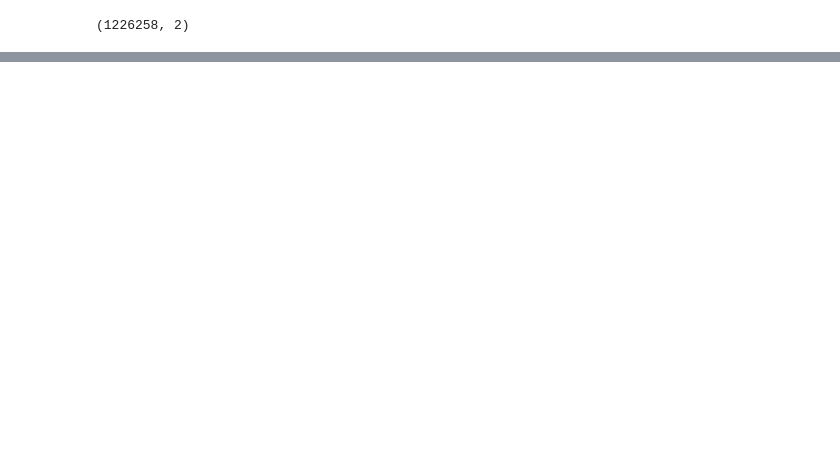
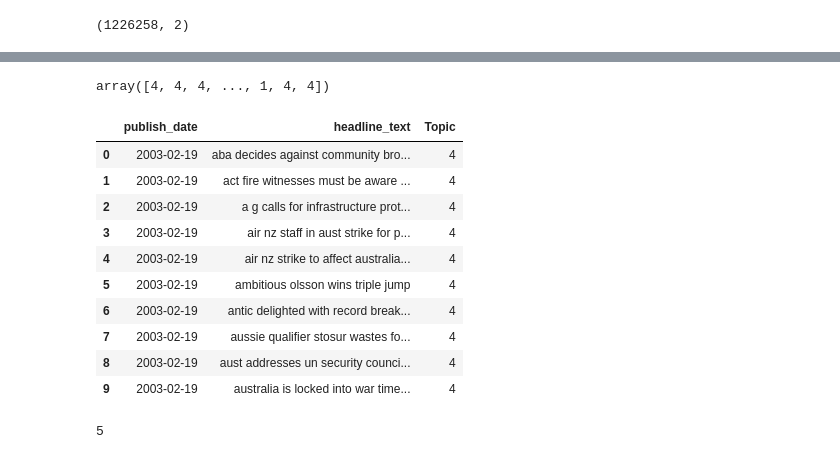
Before and after one commit to ajit04022000/Topic_Modeling, a Jupyter notebook: Topic_modeling_steps.ipynb, the cells around one changed output, grey strips where cells are left out. Drawn from its saved outputs; the diff is of its cells as text; code cells hidden in the pictures; blank space fills up the shorter version.

```diff
--- a/Topic_modeling_steps.ipynb
+++ b/Topic_modeling_steps.ipynb
@@ -39,0 +120,3 @@ print(npr.shape)
+# %%
+dtm = count_vectorizer.fit_transform(raw_data['headline_text'])
+dtm
@@ -39,0 +126,4 @@ print(npr.shape)
+# %%
+from sklearn.decomposition import NMF
+LDA = NMF(n_components=5,random_state=42)
+LDA.fit(dtm)
@@ -39,0 +156,2 @@ print(npr.shape)
+# %%
+topic_results = LDA.transform(dtm)
@@ -39,0 +167,24 @@ print(npr.shape)
+# %%
+topic_results.argmax(axis=1)
+# %% [output]
+array([4, 4, 4, ..., 1, 4, 4])
+# %%
+raw_data['Topic'] = topic_results.argmax(axis=1)
+# %%
+raw_data.head(10)
+# %% [output]
+|  | publish_date | headline_text | Topic |
+| 0 | 2003-02-19 | aba decides against community bro... | 4 |
+| 1 | 2003-02-19 | act fire witnesses must be aware ... | 4 |
+| 2 | 2003-02-19 | a g calls for infrastructure prot... | 4 |
+| 3 | 2003-02-19 | air nz staff in aust strike for p... | 4 |
+| 4 | 2003-02-19 | air nz strike to affect australia... | 4 |
+| 5 | 2003-02-19 | ambitious olsson wins triple jump | 4 |
+| 6 | 2003-02-19 | antic delighted with record break... | 4 |
+| 7 | 2003-02-19 | aussie qualifier stosur wastes fo... | 4 |
+| 8 | 2003-02-19 | aust addresses un security counci... | 4 |
+| 9 | 2003-02-19 | australia is locked into war time... | 4 |
+# %%
+raw_data['Topic'].nunique()
+# %% [output]
+5
```
Also changed, not shown: parts of 15 cells of this notebook.
